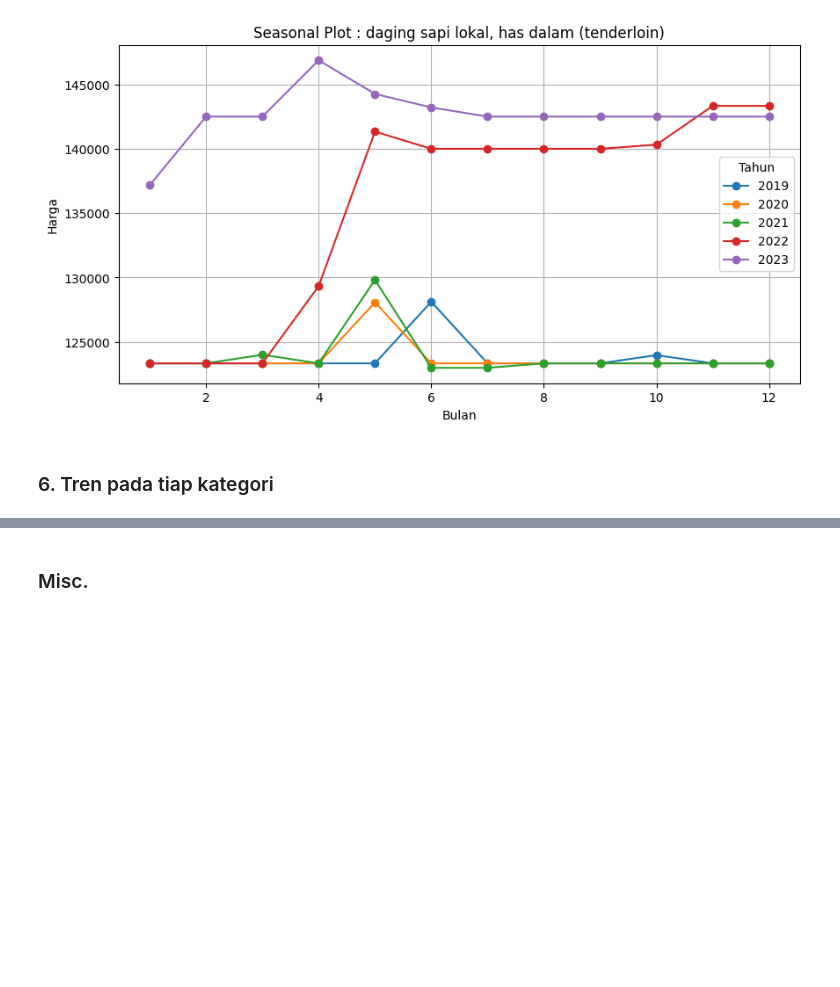
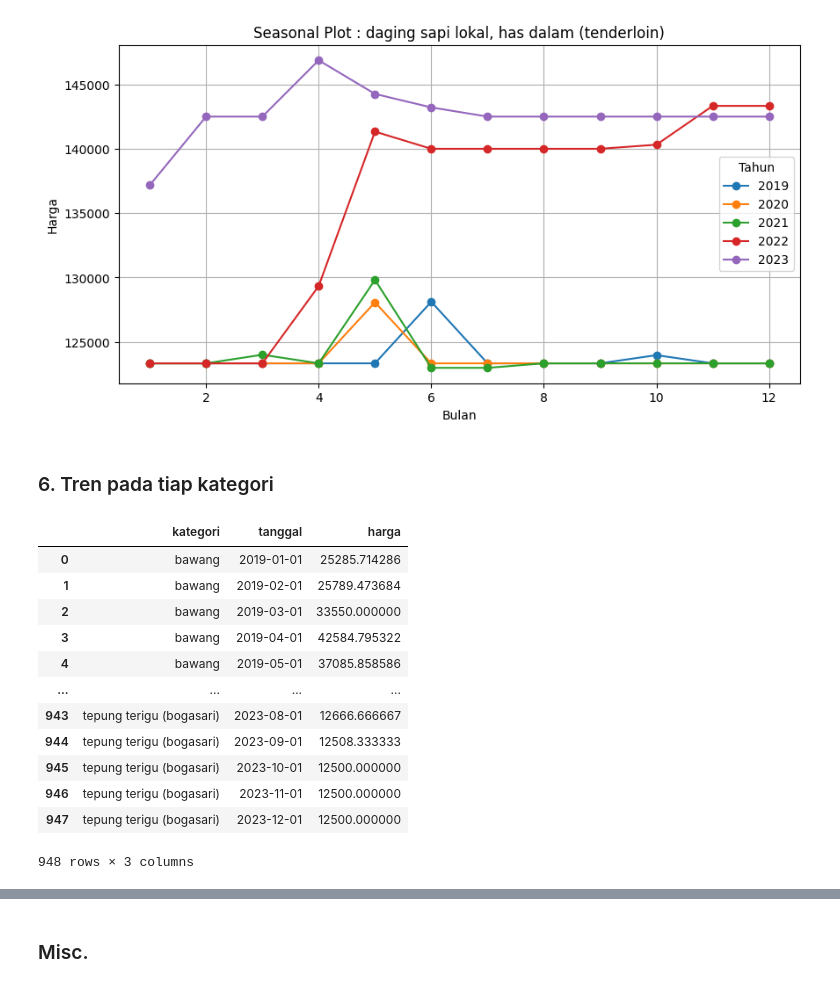
Before and after one commit to chiquitosaf/analisis-harga-bahan-banyumas, a Jupyter notebook: bahan_pokok_bulanan.ipynb, the cells around one changed output, grey strips where cells are left out. Saved outputs shown, nothing was run; the diff lists cells and outputs as text; code cells hidden in the pictures; blank space fills up the shorter version.

```diff
--- a/bahan_pokok_bulanan.ipynb
+++ b/bahan_pokok_bulanan.ipynb
@@ -710,3 +710,21 @@ for i in selected_commodities:
 [figure]
 # %% [markdown]
 ### 6. Tren pada tiap kategori
+# %%
+avg_price_per_date_cat= df.groupby(['kategori', 'tanggal'])['harga'].mean().reset_index()
+avg_price_per_date_cat['tanggal'] = pd.to_datetime(avg_price_per_date_cat['tanggal'])
+avg_price_per_date_cat
+# %% [output]
+|  | kategori | tanggal | harga |
+| 0 | bawang | 2019-01-01 | 25285.714286 |
+| 1 | bawang | 2019-02-01 | 25789.473684 |
+| 2 | bawang | 2019-03-01 | 33550.000000 |
+| 3 | bawang | 2019-04-01 | 42584.795322 |
+| 4 | bawang | 2019-05-01 | 37085.858586 |
+| ... | ... | ... | ... |
+| 943 | tepung terigu (bogasari) | 2023-08-01 | 12666.666667 |
+| 944 | tepung terigu (bogasari) | 2023-09-01 | 12508.333333 |
+| 945 | tepung terigu (bogasari) | 2023-10-01 | 12500.000000 |
+| 946 | tepung terigu (bogasari) | 2023-11-01 | 12500.000000 |
+| 947 | tepung terigu (bogasari) | 2023-12-01 | 12500.000000 |
+948 rows × 3 columns
```
Also changed, not shown: parts of 2 cells of this notebook.
